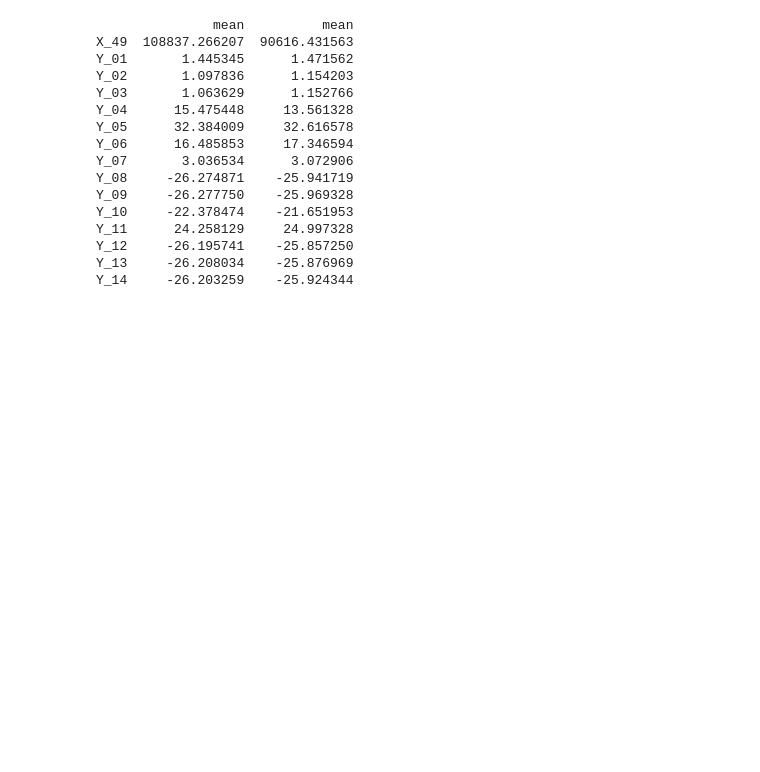
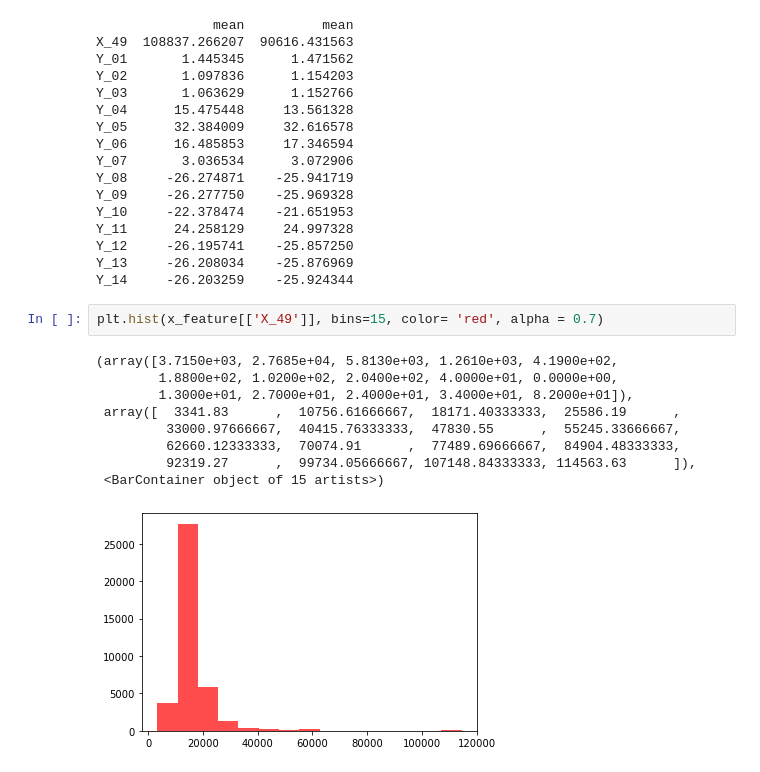
Before and after one commit to jinkyusung/antenna-performance-prediction, a Jupyter notebook: preprocessing/Cal 투입 전 대기 시간.ipynb, the cells around one changed output. Drawn from its saved outputs; the diff is of its cells as text; blank space fills up the shorter version.

```diff
--- a/preprocessing/Cal 투입 전 대기 시간.ipynb
+++ b/preprocessing/Cal 투입 전 대기 시간.ipynb
@@ -46,3 +46,15 @@ Y_11      24.258129     24.997328
 Y_12     -26.195741    -25.857250
 Y_13     -26.208034    -25.876969
 Y_14     -26.203259    -25.924344
+# %%
+plt.hist(x_feature[['X_49']], bins=15, color= 'red', alpha = 0.7)
+# %% [output]
+(array([3.7150e+03, 2.7685e+04, 5.8130e+03, 1.2610e+03, 4.1900e+02,
+        1.8800e+02, 1.0200e+02, 2.0400e+02, 4.0000e+01, 0.0000e+00,
+        1.3000e+01, 2.7000e+01, 2.4000e+01, 3.4000e+01, 8.2000e+01]),
+ array([  3341.83      ,  10756.61666667,  18171.40333333,  25586.19      ,
+         33000.97666667,  40415.76333333,  47830.55      ,  55245.33666667,
+         62660.12333333,  70074.91      ,  77489.69666667,  84904.48333333,
+         92319.27      ,  99734.05666667, 107148.84333333, 114563.63      ]),
+ <BarContainer object of 15 artists>)
+[figure, added]
```
Also changed, not shown: parts of 1 cell of this notebook, 6 other files.
